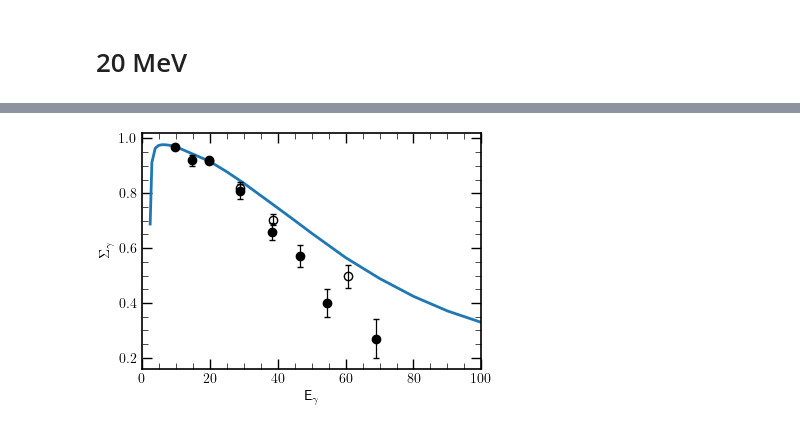
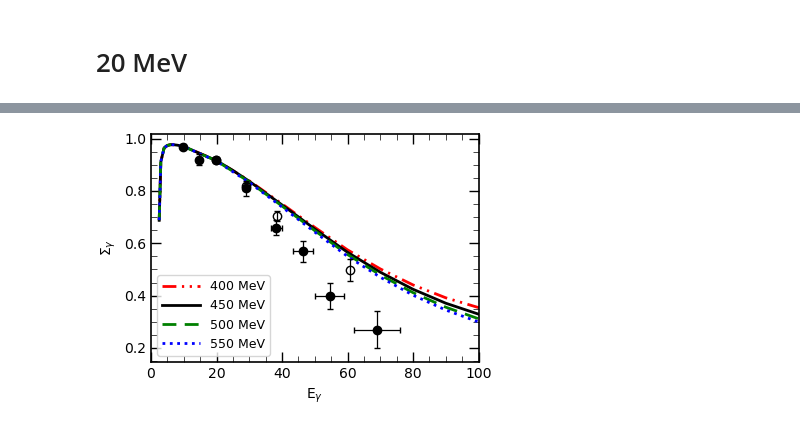
Before and after one commit to VitaliiUr/thesis, a Jupyter notebook: PlotData/Deuteron/Asymetry.ipynb, the cells around one changed output, grey strips where cells are left out. Drawn from its saved outputs; the diff is of its cells as text; code cells hidden in the pictures.

```diff
--- a/PlotData/Deuteron/Asymetry.ipynb
+++ b/PlotData/Deuteron/Asymetry.ipynb
@@ -27,7 +27,7 @@ mpl.rcParams['mathtext.bf'] = 'DejaVu Sans:bold'
 plt.rcParams["font.family"] = "sans-serif"
 plt.rcParams["font.sans-serif"] = "DejaVu Sans"
 
-plt.rc('text', usetex=True)
+plt.rc('text', usetex=False)
 plt.rcParams['axes.linewidth'] = 1.2
 mpl.rcParams['lines.linewidth'] = 2
 
@@ -194,12 +198,12 @@ for force in FORCES:
                 (df.CUTOFF == cutoff) &
                 (df.Energy == energy) &
                 (df.WAVE == "SIEGERT")]
-    # axes[0].plot(df_tmp.angle, df_tmp[obs],
-    #             **line_styles[force], label=force)
-    # if force != "LO":
-    #     axes[1].fill_between(df_tmp.angle, df_tmp[obs].values+df_trunc[force].values,
-    #                         df_tmp[obs].values-df_trunc[force].values, label=force,
-    #                         color=trunc_colors[force])
+    axes[0].plot(df_tmp.angle, df_tmp[obs],
+                **line_styles[force], label=force)
+    if force != "LO":
+        axes[1].fill_between(df_tmp.angle, df_tmp[obs].values+df_trunc[force].values,
+                            df_tmp[obs].values-df_trunc[force].values, label=force,
+                            color=trunc_colors[force])
     # break
 for cut in CUTOFF:
     df_tmp = df[(df.FORCE == "N4LO+") &
@@ -218,7 +222,7 @@ for j, ax in enumerate(axes):
         ax.plot(df_av18.angle, df_av18[obs],
                 **line_styles["AV18"], label="AV18")
 
-    ax.legend(fontsize=9, handlelength=3, loc="best")
+    ax.legend(fontsize=9, handlelength=3, loc="lower center")
 
     ax.xaxis.set_minor_locator(mpl.ticker.AutoMinorLocator())
     ax.yaxis.set_minor_locator(mpl.ticker.AutoMinorLocator())
@@ -243,6 +246,6 @@ No artists with labels found to put in legend.  Note that artists whose label st
 # %%
-df_tmp = df_my[(df_my.FORCE == "N4LO+") &
-                (df_my.CUTOFF == 450) &
+df_90 = df_my[(df_my.FORCE == "N4LO+") &
+                # (df_my.CUTOFF == 450) &
                 (df_my.angle == 90) &
                 (df_my.WAVE == "SIEGERT")]
-df_tmp.sort_values("Energy", inplace=True)
+df_90.sort_values("Energy", inplace=True)
@@ -266,23 +255,29 @@ df_delbianco.head()
 # %%
 fig, ax = plt.subplots(1, 1, figsize=(4, 2.8), constrained_layout=True)
-ax.plot(df_tmp.Energy, df_tmp["AX2"])
+for cut in CUTOFF:
+    ax.plot(df_90[df_90["CUTOFF"] == cut].Energy,
+            df_90[df_90["CUTOFF"] == cut]["AX2"],
+            label=f"{cut} MeV",
+            **ls_cutoff[cut])
 ax.errorbar(df_delbianco.energy, df_delbianco.Sigma,
-                    yerr=df_delbianco.error, zorder=3, **exp_style[0], **marker_common)
+                    yerr=df_delbianco.error,
+            xerr=df_delbianco["energy-error"], zorder=3, **exp_style[0], **marker_common)
 ax.errorbar(df_depascale.energy, df_depascale.Sigma,
                     yerr=df_depascale.error, zorder=3, **exp_style[1], **marker_common)
 ax.set_xlim([0, 100])
 ax.xaxis.set_minor_locator(mpl.ticker.AutoMinorLocator())
 ax.yaxis.set_minor_locator(mpl.ticker.AutoMinorLocator())
 ax.tick_params(axis="y", which='minor', direction='in', length=4,
                     width=0.5, top=True, right=True)
 ax.tick_params(which='minor', direction='in', length=4,
             width=0.5, top=True, right=True)
 ax.tick_params(which='major', direction='in',
             length=7, width=1, top=True, right=True, zorder=1)
+ax.legend(fontsize=9, handlelength=3, loc="lower left")
 ax.set_ylabel("$\Sigma_\gamma$")
 ax.set_xlabel("E$_\gamma$")
 plt.show()
 fig.savefig("../Figures_De/AX2_90deg.pdf",
             dpi=600, facecolor="white")
 # %% [output]
-[figure, old version]
+[figure, new version]
```
Also changed, not shown: parts of 4 cells of this notebook, 10 other files.
